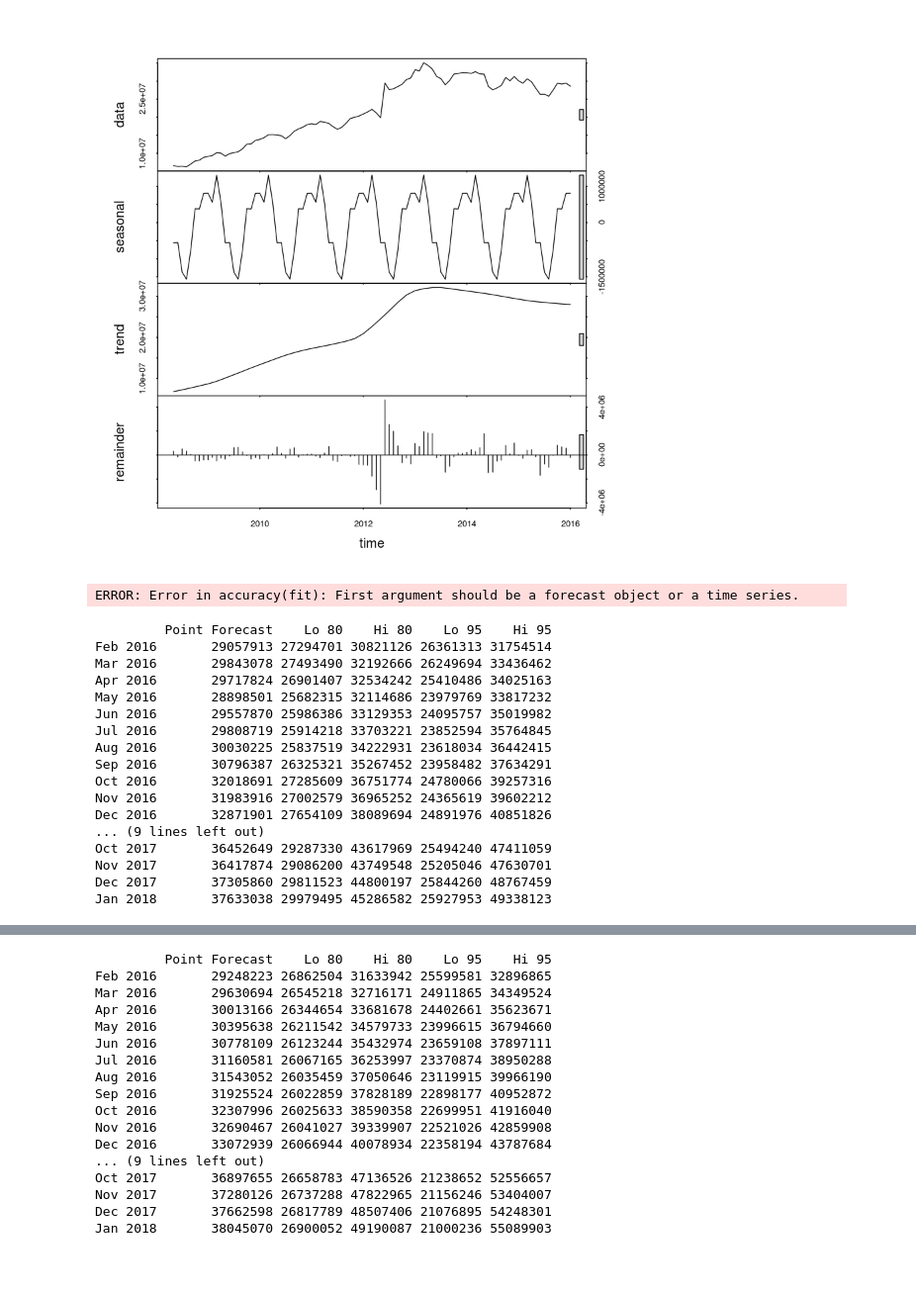
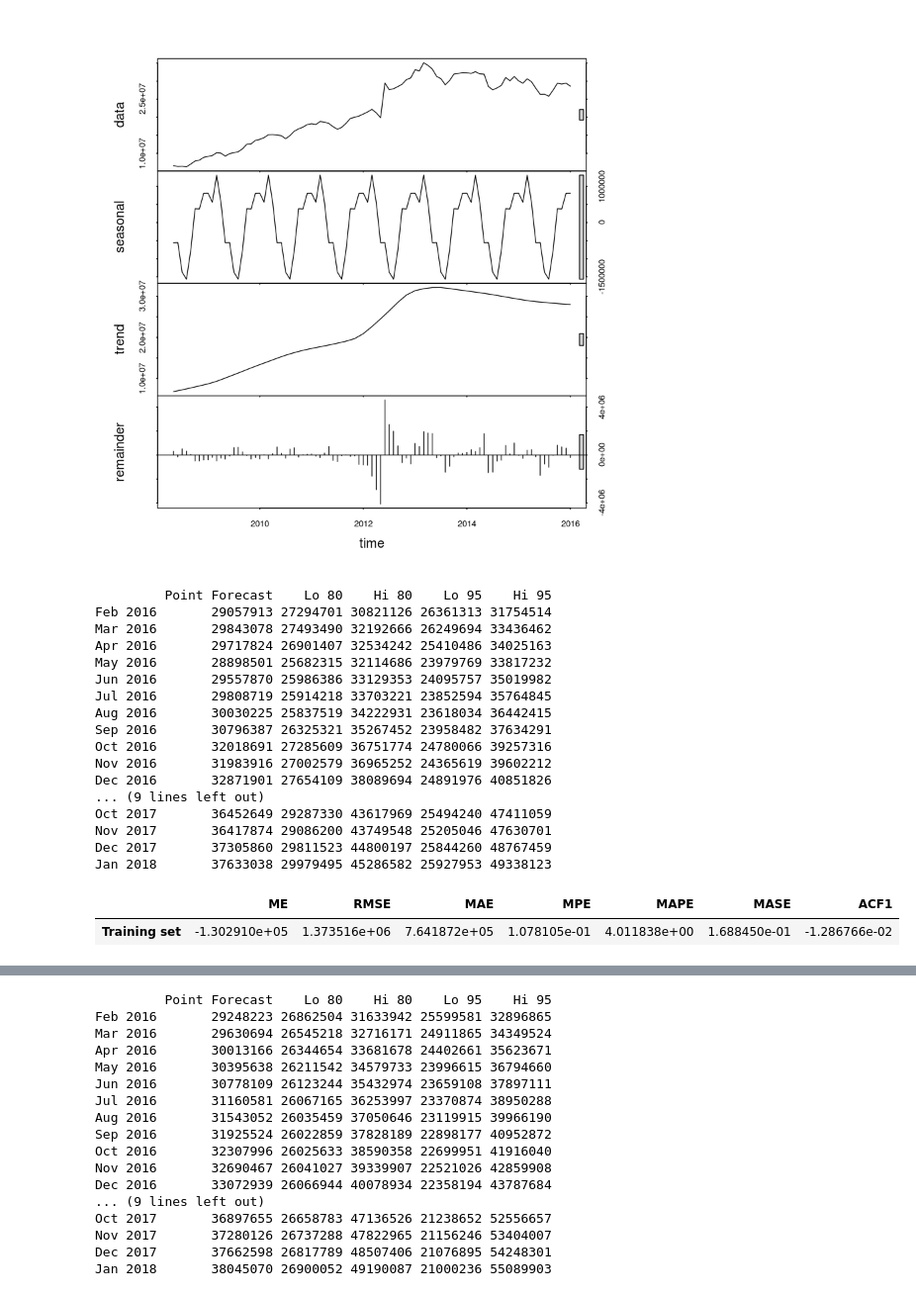
Before and after one commit to Zolberg101/yandex_interview_tasks, a Jupyter notebook: 3/Yandex test task - metrics analyzer - R - pre audition task 1 - Images.ipynb, the cells around one changed output, grey strips where cells are left out. Shown at 99% size. Drawn from its saved outputs; the diff is of its cells as text; code cells hidden in the pictures; blank space fills up the shorter version.

```diff
--- a/3/Yandex test task - metrics analyzer - R - pre audition task 1 - Images.ipynb
+++ b/3/Yandex test task - metrics analyzer - R - pre audition task 1 - Images.ipynb
@@ -10,35 +10,40 @@ plot(fit)
 # %%
 # simple exponential - models level
 fit <- HoltWinters(myts, beta=FALSE, gamma=FALSE)
 # double exponential - models level and trend
 fit <- HoltWinters(myts, gamma=FALSE)
 # triple exponential - models level, trend, and seasonal components
 fit <- HoltWinters(myts)
 
 # predictive accuracy
 library(forecast)
-accuracy(fit)
+
+
 
 # predict next three future values
 library(forecast)
 forecast(fit, 24)
+
+
+accuracy(forecast(fit, 24))
 # %% [output]
-ERROR: Error in accuracy(fit): First argument should be a forecast object or a time series.
+         Point Forecast    Lo 80    Hi 80    Lo 95    Hi 95
+Feb 2016       29057913 27294701 30821126 26361313 31754514
+Mar 2016       29843078 27493490 32192666 26249694 33436462
+Apr 2016       29717824 26901407 32534242 25410486 34025163
+May 2016       28898501 25682315 32114686 23979769 33817232
+Jun 2016       29557870 25986386 33129353 24095757 35019982
+Jul 2016       29808719 25914218 33703221 23852594 35764845
+Aug 2016       30030225 25837519 34222931 23618034 36442415
+Sep 2016       30796387 26325321 35267452 23958482 37634291
+Oct 2016       32018691 27285609 36751774 24780066 39257316
+Nov 2016       31983916 27002579 36965252 24365619 39602212
+Dec 2016       32871901 27654109 38089694 24891976 40851826
+... (9 lines left out)
+Oct 2017       36452649 29287330 43617969 25494240 47411059
+Nov 2017       36417874 29086200 43749548 25205046 47630701
+Dec 2017       37305860 29811523 44800197 25844260 48767459
+Jan 2018       37633038 29979495 45286582 25927953 49338123
-         Point Forecast    Lo 80    Hi 80    Lo 95    Hi 95
-Feb 2016       29057913 27294701 30821126 26361313 31754514
-Mar 2016       29843078 27493490 32192666 26249694 33436462
-Apr 2016       29717824 26901407 32534242 25410486 34025163
-May 2016       28898501 25682315 32114686 23979769 33817232
-Jun 2016       29557870 25986386 33129353 24095757 35019982
-Jul 2016       29808719 25914218 33703221 23852594 35764845
-Aug 2016       30030225 25837519 34222931 23618034 36442415
-Sep 2016       30796387 26325321 35267452 23958482 37634291
-Oct 2016       32018691 27285609 36751774 24780066 39257316
-Nov 2016       31983916 27002579 36965252 24365619 39602212
-Dec 2016       32871901 27654109 38089694 24891976 40851826
-... (9 lines left out)
-Oct 2017       36452649 29287330 43617969 25494240 47411059
-Nov 2017       36417874 29086200 43749548 25205046 47630701
-Dec 2017       37305860 29811523 44800197 25844260 48767459
-Jan 2018       37633038 29979495 45286582 25927953 49338123
+|  | ME | RMSE | MAE | MPE | MAPE | MASE | ACF1 |
+| Training set | -1.302910e+05 | 1.373516e+06 | 7.641872e+05 | 1.078105e-01 | 4.011838e+00 | 1.688450e-01 | -1.286766e-02 |
 # %%
```
Also changed, not shown: parts of 3 cells of this notebook.
